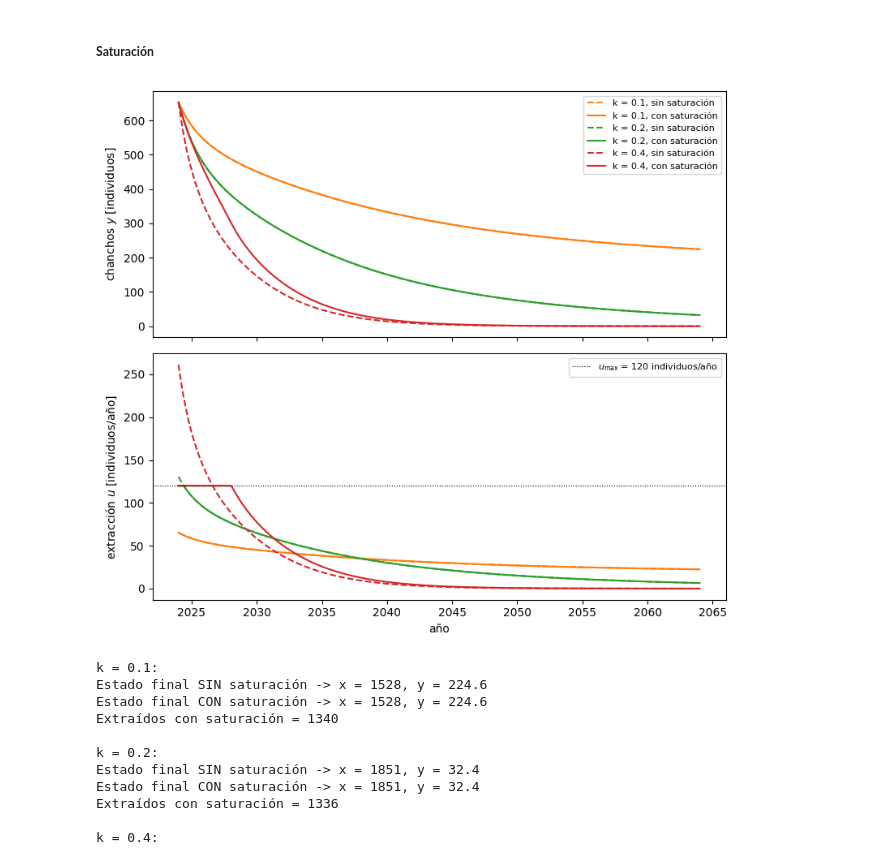
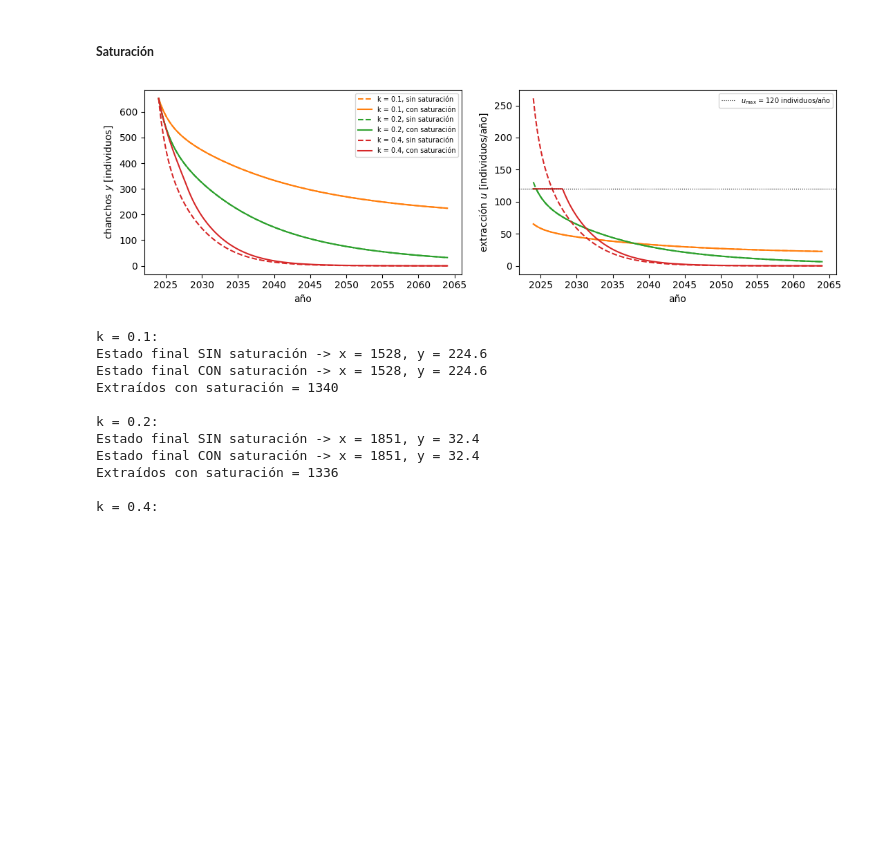
Before and after one commit to PilarOtero/tp1-dinamica-de-sistemas, a Jupyter notebook: notebook.ipynb, the cells around one changed output. Saved outputs shown, nothing was run; the diff lists cells and outputs as text; code cells hidden in the pictures; blank space fills up the shorter version.

```diff
--- a/notebook.ipynb
+++ b/notebook.ipynb
@@ -584,7 +584,7 @@ for k in k_list:
                          dense_output = True, rtol = RTOL, atol = ATOL, t_eval = t_list)
     results[k] = solution
 # %%
-fig, axs = plt.subplots(3, 1, figsize=(8, 9), sharex=True)
+fig, axs = plt.subplots(1, 3, figsize=(11, 3.2))
 for k in k_list:
     sol = results[k]
     axs[0].plot(2024 + sol.t, sol.y[0], label=f"k = {k}")
@@ -593,8 +593,9 @@ for k in k_list:
 axs[0].set_ylabel("ciervos $x$ [individuos]")
 axs[1].set_ylabel("chanchos $y$ [individuos]")
 axs[2].set_ylabel("extracción $u$ [individuos/año]")
-axs[2].set_xlabel("año")
-axs[0].legend(title="ganancia k [1/año]", fontsize=9)
+for a in axs:
+    a.set_xlabel("año")
+axs[0].legend(title="k [1/año]", fontsize=8, title_fontsize=8)
 fig.tight_layout()
 guardar(fig, "simulaciones.png")
 plt.show()
@@ -658,24 +659,25 @@ for k in k_list:
                          dense_output = True, rtol = RTOL, atol = ATOL, t_eval = t_list)
     results_saturation[k] = solution
 # %%
-fig, axs = plt.subplots(2, 1, figsize=(8, 7), sharex=True)
+fig, axs = plt.subplots(1, 2, figsize=(11, 3.4))
 for i, k in enumerate([0.1, 0.2, 0.4]):
     c = f"C{i+1}"
     sol_sin, sol_con = results[k], results_saturation[k]
     axs[0].plot(2024 + sol_sin.t, sol_sin.y[1], '--', color=c, label=f"k = {k}, sin saturación")
     axs[0].plot(2024 + sol_con.t, sol_con.y[1], '-', color=c, label=f"k = {k}, con saturación")
     axs[1].plot(2024 + sol_sin.t, k * sol_sin.y[1], '--', color=c)
     axs[1].plot(2024 + sol_con.t, np.minimum(u_max, k * sol_con.y[1]), '-', color=c)
 axs[1].axhline(u_max, color='k', lw=0.8, ls=':', label=r"$u_{\max}$ = 120 individuos/año")
 axs[0].set_ylabel("chanchos $y$ [individuos]")
 axs[1].set_ylabel("extracción $u$ [individuos/año]")
-axs[1].set_xlabel("año")
-axs[0].legend(fontsize=8); axs[1].legend(fontsize=8)
+for a in axs:
+    a.set_xlabel("año")
+axs[0].legend(fontsize=7); axs[1].legend(fontsize=7)
 fig.tight_layout()
 guardar(fig, "saturacion.png")
 plt.show()
 # %% [output]
-[figure, old version]
+[figure, new version]
 # %%
 for k in [0.1, 0.2, 0.4]:
     sol_no_sat, sol_sat = results[k], results_saturation[k]
```
Also changed, not shown: parts of 4 cells of this notebook, 6 other files.
